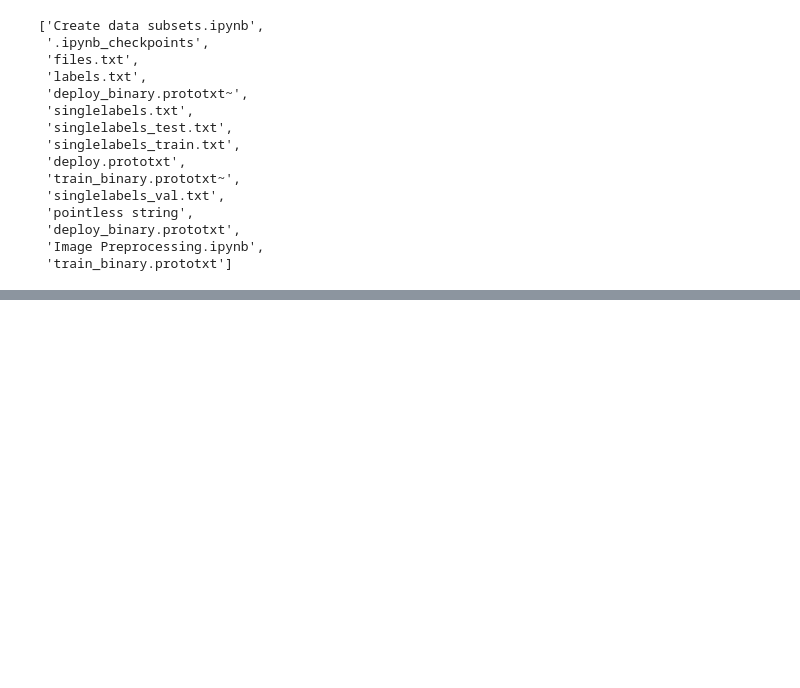
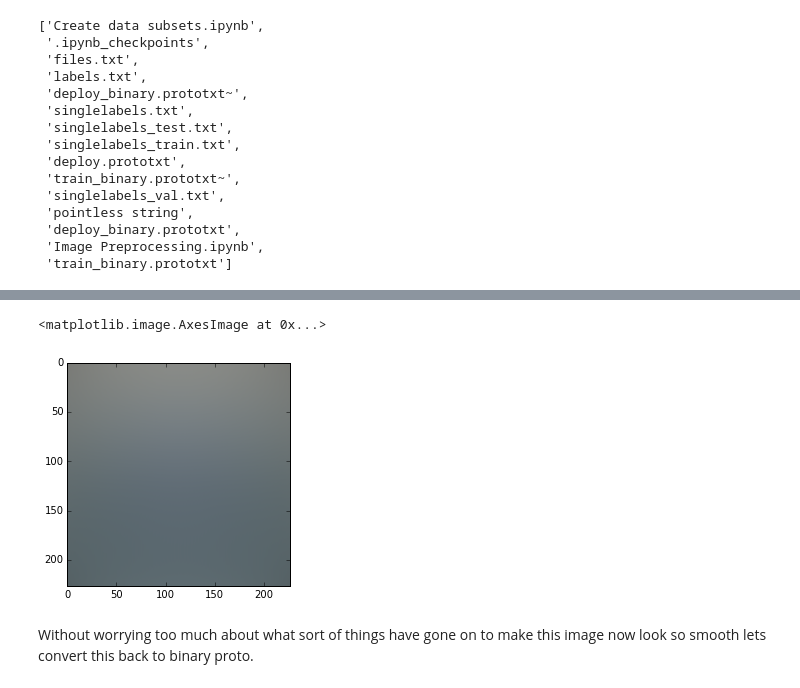
Before and after one commit to clibbon/Caffe_first_attempts, a Jupyter notebook: MultitaskModel/Image Preprocessing.ipynb, the cells around one changed output, grey strips where cells are left out. Saved outputs shown, nothing was run; the diff lists cells and outputs as text; code cells hidden in the pictures; blank space fills up the shorter version.

```diff
--- a/MultitaskModel/Image Preprocessing.ipynb
+++ b/MultitaskModel/Image Preprocessing.ipynb
@@ -183,0 +208,9 @@ a + b
+# %%
+img = resize(Image.fromarray(np.uint8(im.transpose(1,2,0))), (227,227),False,'')
+# %%
+plt.imshow(img)
+# %% [output]
+<matplotlib.image.AxesImage at 0x...>
+[figure, added]
+# %% [markdown]
+Without worrying too much about what sort of things have gone on to make this image now look so smooth lets convert this back to binary proto.
```
Also changed, not shown: parts of 8 cells of this notebook, 1 other file.
